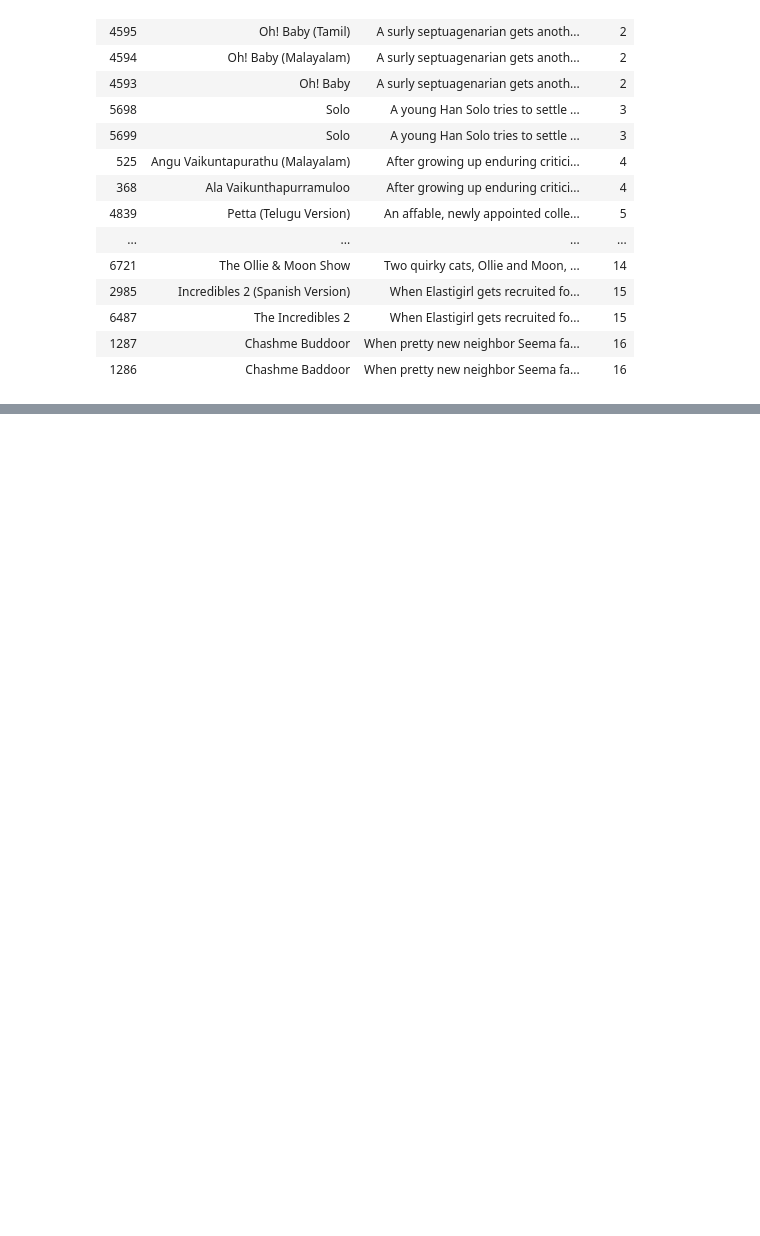
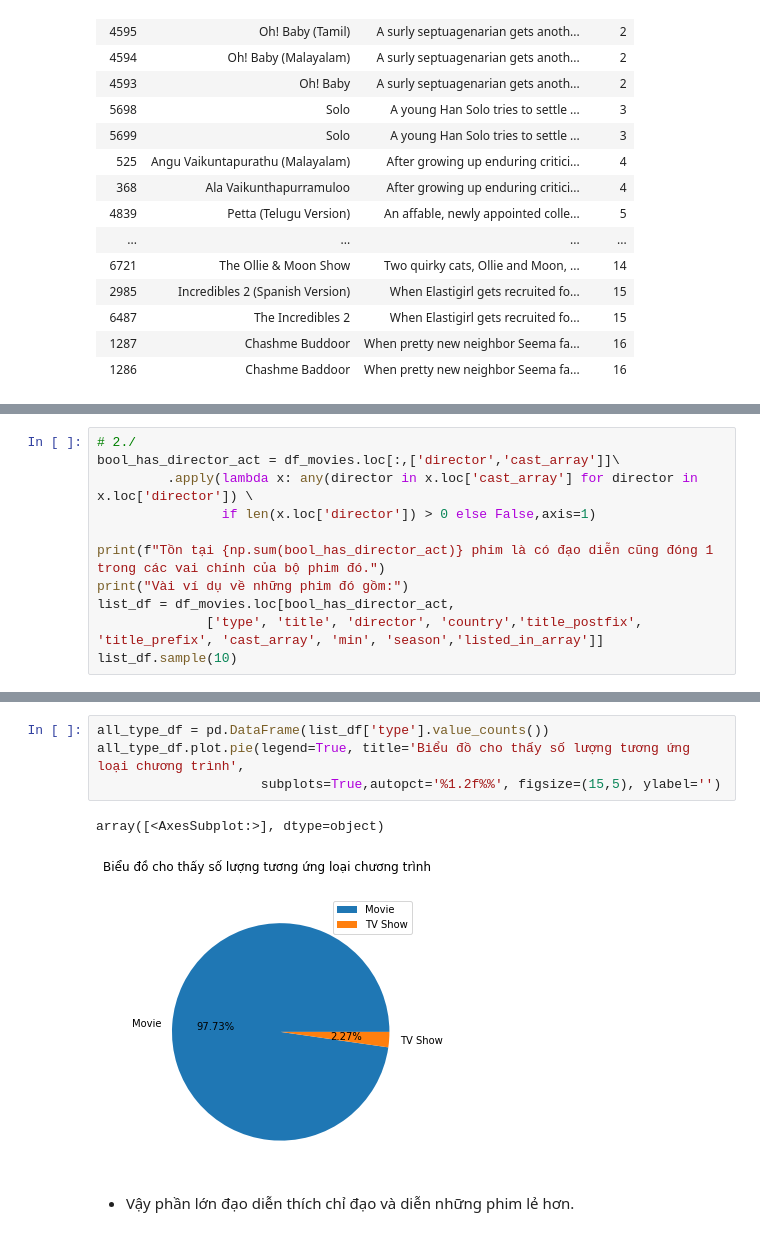
Before and after one commit to sgrayk/P4DS, a Jupyter notebook: Data preprocess Final.ipynb, the cells around one changed output, grey strips where cells are left out. Cells and saved outputs as stored; diff of their text form; blank space fills up the shorter version.

```diff
--- a/Data preprocess Final.ipynb
+++ b/Data preprocess Final.ipynb
@@ -753,0 +790,11 @@ df1.reset_index().rename(columns={'index': 'Index'}).style\
+# %%
+# 2./
+bool_has_director_act = df_movies.loc[:,['director','cast_array']]\
+         .apply(lambda x: any(director in x.loc['cast_array'] for director in x.loc['director']) \
+                if len(x.loc['director']) > 0 else False,axis=1)
+
+print(f"Tồn tại {np.sum(bool_has_director_act)} phim là có đạo diễn cũng đóng 1 trong các vai chính của bộ phim đó.")
+print("Vài ví dụ về những phim đó gồm:")
+list_df = df_movies.loc[bool_has_director_act,
+              ['type', 'title', 'director', 'country','title_postfix', 'title_prefix', 'cast_array', 'min', 'season','listed_in_array']]
+list_df.sample(10)
@@ -753,0 +815,9 @@ df1.reset_index().rename(columns={'index': 'Index'}).style\
+# %%
+all_type_df = pd.DataFrame(list_df['type'].value_counts())
+all_type_df.plot.pie(legend=True, title='Biểu đồ cho thấy số lượng tương ứng loại chương trình',
+                     subplots=True,autopct='%1.2f%%', figsize=(15,5), ylabel='')
+# %% [output]
+array([<AxesSubplot:>], dtype=object)
+[figure, added]
+# %% [markdown]
+- Vậy phần lớn đạo diễn thích chỉ đạo và diễn những phim lẻ hơn.
```
Also changed, not shown: parts of 26 cells of this notebook.
